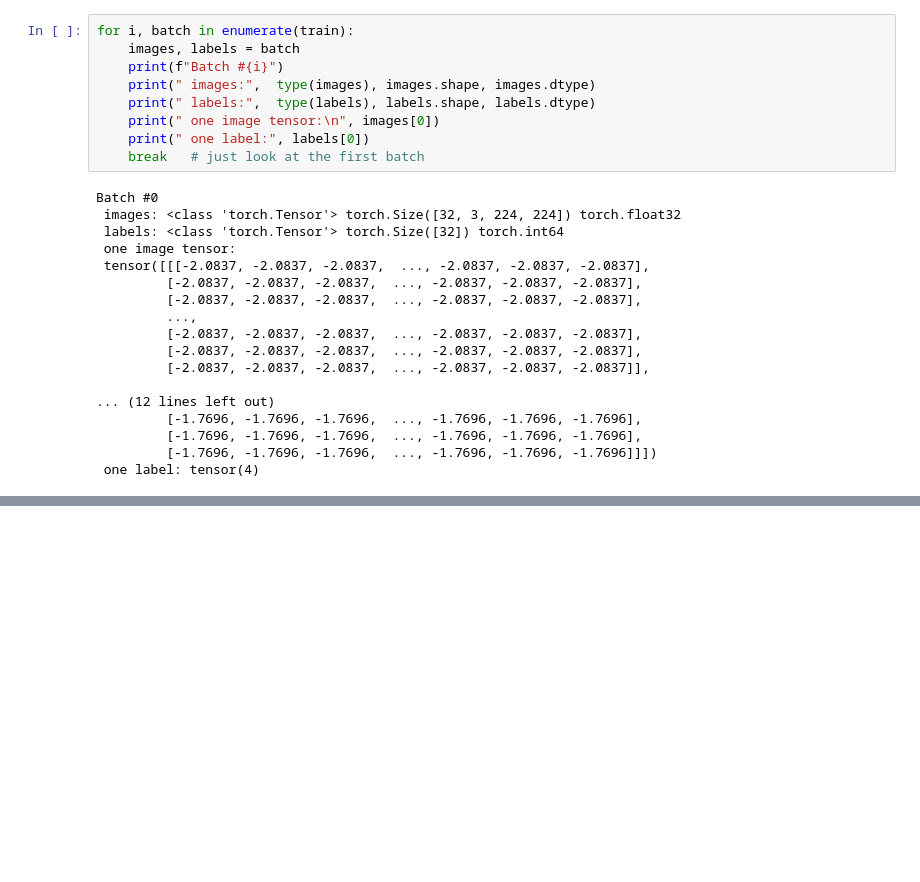
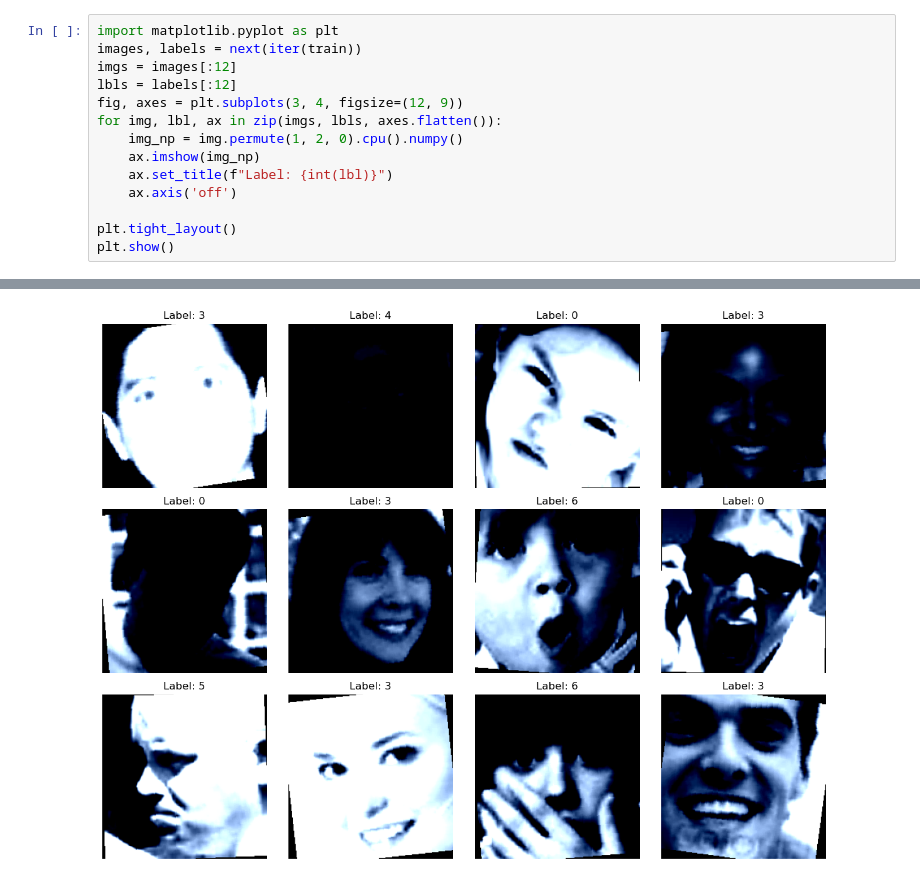
Before and after one commit to wicaksonoleksono/benchmarking_citra, a Jupyter notebook: pytorch/tes.ipynb, the cells around one changed output, grey strips where cells are left out. Drawn from its saved outputs; the diff is of its cells as text; blank space fills up the shorter version.

```diff
--- a/pytorch/tes.ipynb
+++ b/pytorch/tes.ipynb
@@ -10,30 +11,18 @@ Number of training samples: 28821
 Number of validation samples: 3533
 Number of test samples: 3533
 Number of classes: 7
-# %%
-for i, batch in enumerate(train):
-    images, labels = batch
-    print(f"Batch #{i}")
-    print(" images:",  type(images), images.shape, images.dtype)
-    print(" labels:",  type(labels), labels.shape, labels.dtype)
-    print(" one image tensor:\n", images[0])
-    print(" one label:", labels[0])
-    break   # just look at the first batch
-# %% [output]
-Batch #0
- images: <class 'torch.Tensor'> torch.Size([32, 3, 224, 224]) torch.float32
- labels: <class 'torch.Tensor'> torch.Size([32]) torch.int64
- one image tensor:
- tensor([[[-2.0837, -2.0837, -2.0837,  ..., -2.0837, -2.0837, -2.0837],
-         [-2.0837, -2.0837, -2.0837,  ..., -2.0837, -2.0837, -2.0837],
-         [-2.0837, -2.0837, -2.0837,  ..., -2.0837, -2.0837, -2.0837],
-         ...,
-         [-2.0837, -2.0837, -2.0837,  ..., -2.0837, -2.0837, -2.0837],
-         [-2.0837, -2.0837, -2.0837,  ..., -2.0837, -2.0837, -2.0837],
-         [-2.0837, -2.0837, -2.0837,  ..., -2.0837, -2.0837, -2.0837]],
-
-... (12 lines left out)
-         [-1.7696, -1.7696, -1.7696,  ..., -1.7696, -1.7696, -1.7696],
-         [-1.7696, -1.7696, -1.7696,  ..., -1.7696, -1.7696, -1.7696],
-         [-1.7696, -1.7696, -1.7696,  ..., -1.7696, -1.7696, -1.7696]]])
- one label: tensor(4)
+# %%
+import matplotlib.pyplot as plt
+images, labels = next(iter(train))
+imgs = images[:12]
+lbls = labels[:12]
+fig, axes = plt.subplots(3, 4, figsize=(12, 9))
+for img, lbl, ax in zip(imgs, lbls, axes.flatten()):
+    img_np = img.permute(1, 2, 0).cpu().numpy()
+    ax.imshow(img_np)
+    ax.set_title(f"Label: {int(lbl)}")
+    ax.axis('off')
+
+plt.tight_layout()
+plt.show()
+# %% [output]
@@ -39,0 +41 @@ Batch #0
+[figure, added]
```
Also changed, not shown: parts of 3 cells of this notebook, 4 other files.
